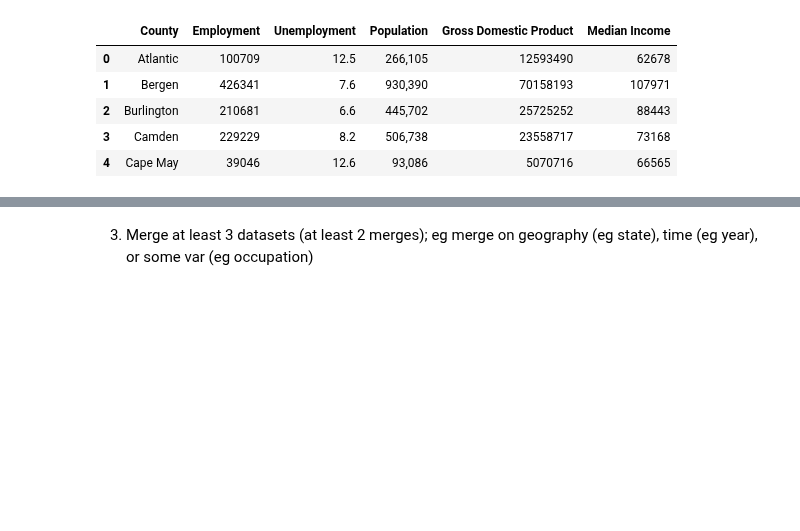
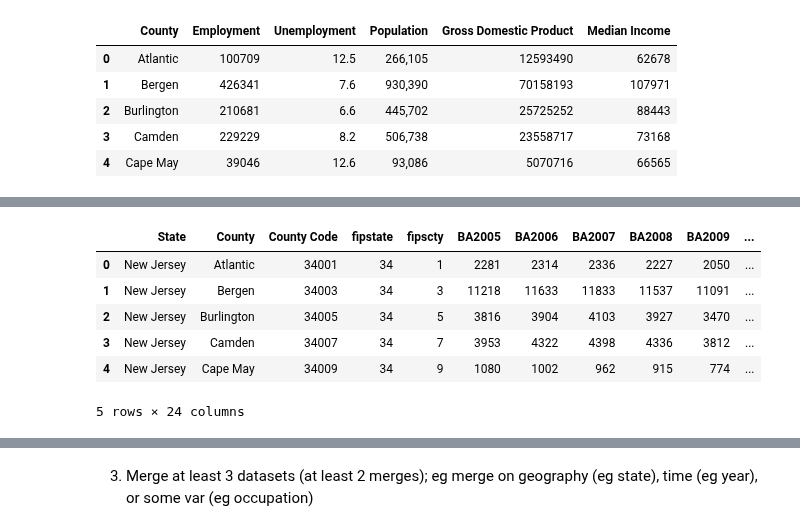
Before and after one commit to shirleyrutgers/DataVis, a Jupyter notebook: PS1.ipynb, the cells around one changed output, grey strips where cells are left out. Cells and saved outputs as stored; diff of their text form; code cells hidden in the pictures; blank space fills up the shorter version.

```diff
--- a/PS1.ipynb
+++ b/PS1.ipynb
@@ -209,0 +212,28 @@ df3.head()
+# %%
+# Replace county names by removing "County"
+df2["County"] = df2["County"].replace({
+    "Atlantic County": "Atlantic",
+    "Bergen County": "Bergen",
+    "Burlington County": "Burlington",
+    "Camden County": "Camden",
+    "Cape May County": "Cape May",
+    "Cumberland County": "Cumberland",
+    "Essex County": "Essex",
+    "Gloucester County": "Gloucester",
+    "Hudson County": "Hudson",
+    "Hunterdon County": "Hunterdon",
+    "Mercer County": "Mercer",
+    "Middlesex County": "Middlesex",
+    "Monmouth County": "Monmouth",
+    "Morris County": "Morris",
+    "Ocean County": "Ocean",
+    "Passaic County": "Passaic",
+    "Salem County": "Salem",
+    "Somerset County": "Somerset",
+    "Sussex County": "Sussex",
+    "Union County": "Union",
+    "Warren County": "Warren"
+})
+
+# Verify the changes
+print(df2.head())
@@ -209,0 +311,3 @@ df3.head()
+# %%
+df2.head()
+# %% [output]
@@ -209,0 +315,7 @@ df3.head()
+|  | State | County | County Code | fipstate | fipscty | BA2005 | BA2006 | BA2007 | BA2008 | BA2009 | ... |
+| 0 | New Jersey | Atlantic | 34001 | 34 | 1 | 2281 | 2314 | 2336 | 2227 | 2050 | ... |
+| 1 | New Jersey | Bergen | 34003 | 34 | 3 | 11218 | 11633 | 11833 | 11537 | 11091 | ... |
+| 2 | New Jersey | Burlington | 34005 | 34 | 5 | 3816 | 3904 | 4103 | 3927 | 3470 | ... |
+| 3 | New Jersey | Camden | 34007 | 34 | 7 | 3953 | 4322 | 4398 | 4336 | 3812 | ... |
+| 4 | New Jersey | Cape May | 34009 | 34 | 9 | 1080 | 1002 | 962 | 915 | 774 | ... |
+5 rows × 24 columns
```
Also changed, not shown: parts of 9 cells of this notebook.
